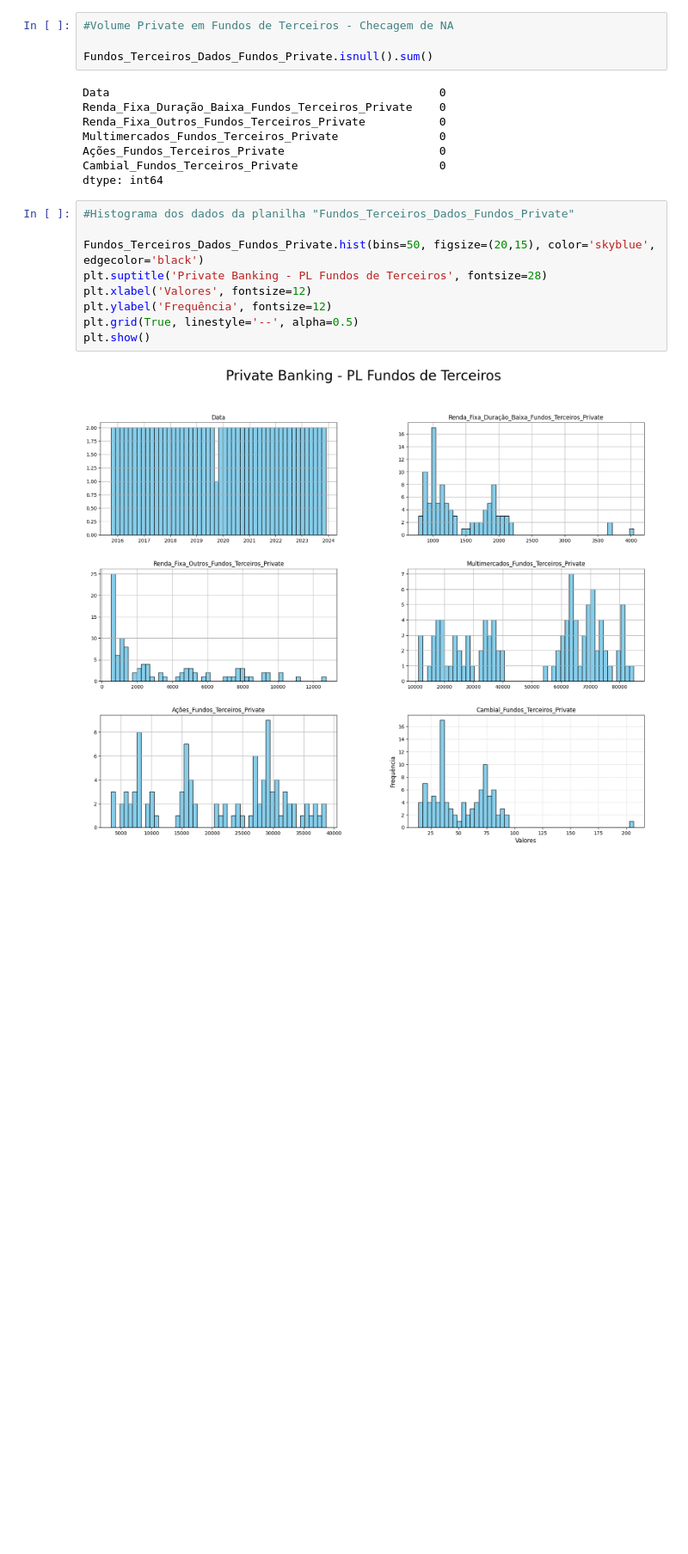
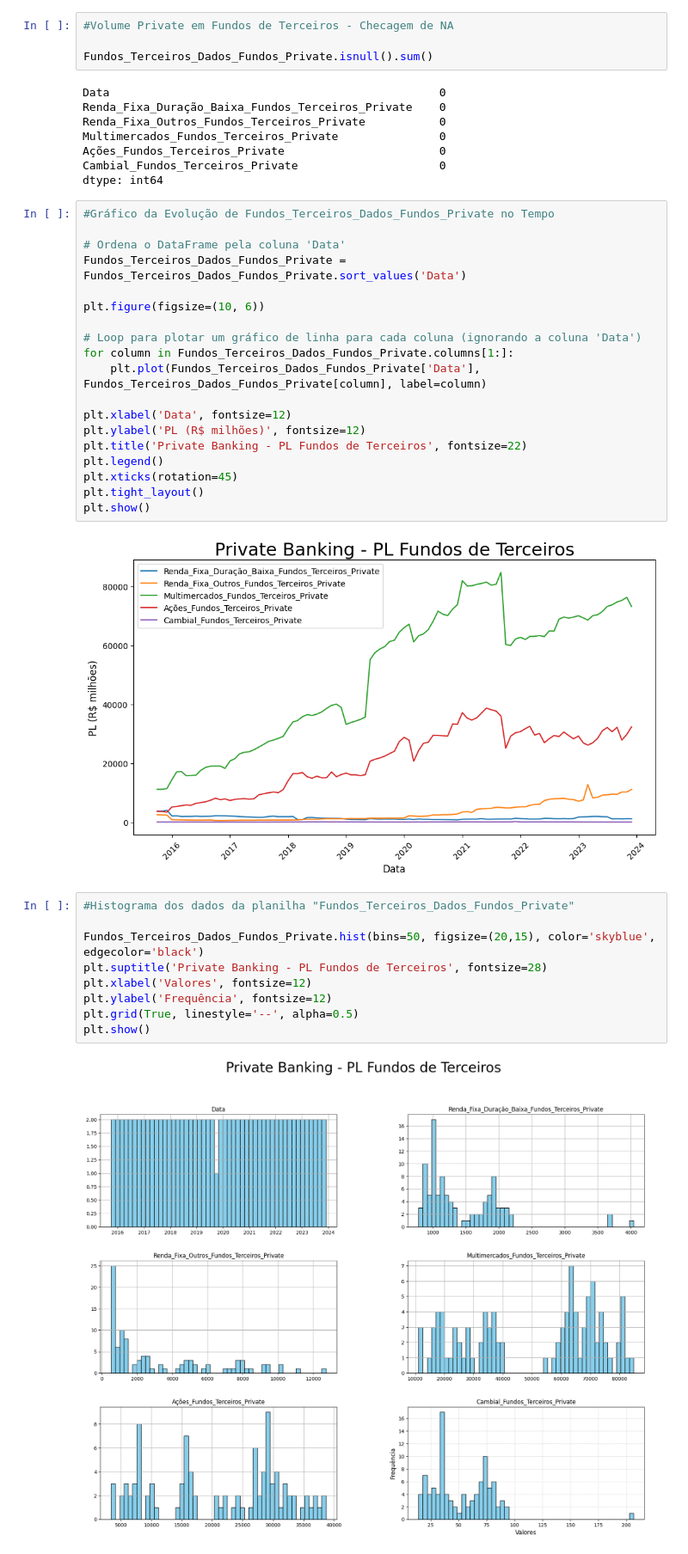
Before and after one commit to Verg0305/Deep_Learning_FGV, a Jupyter notebook: Trabalho_Private.ipynb, the cells around one changed output. Shown at 86% size. Drawn from its saved outputs; the diff is of its cells as text; blank space fills up the shorter version.

```diff
--- a/Trabalho_Private.ipynb
+++ b/Trabalho_Private.ipynb
@@ -365,6 +407,27 @@ Multimercados_Fundos_Terceiros_Private               0
 Ações_Fundos_Terceiros_Private                       0
 Cambial_Fundos_Terceiros_Private                     0
 dtype: int64
+# %%
+#Gráfico da Evolução de Fundos_Terceiros_Dados_Fundos_Private no Tempo
+
+# Ordena o DataFrame pela coluna 'Data'
+Fundos_Terceiros_Dados_Fundos_Private = Fundos_Terceiros_Dados_Fundos_Private.sort_values('Data')
+
+plt.figure(figsize=(10, 6))
+
+# Loop para plotar um gráfico de linha para cada coluna (ignorando a coluna 'Data')
+for column in Fundos_Terceiros_Dados_Fundos_Private.columns[1:]:
+    plt.plot(Fundos_Terceiros_Dados_Fundos_Private['Data'], Fundos_Terceiros_Dados_Fundos_Private[column], label=column)
+
+plt.xlabel('Data', fontsize=12)
+plt.ylabel('PL (R$ milhões)', fontsize=12)
+plt.title('Private Banking - PL Fundos de Terceiros', fontsize=22)
+plt.legend()
+plt.xticks(rotation=45)
+plt.tight_layout()
+plt.show()
+# %% [output]
+[figure, added]
 # %%
 #Histograma dos dados da planilha "Fundos_Terceiros_Dados_Fundos_Private"
 
```
Also changed, not shown: parts of 12 cells of this notebook.
